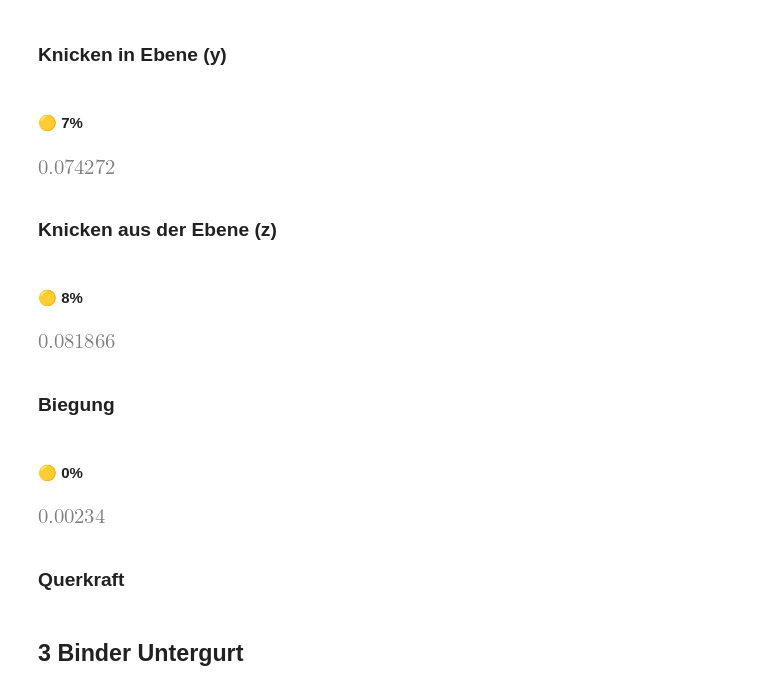
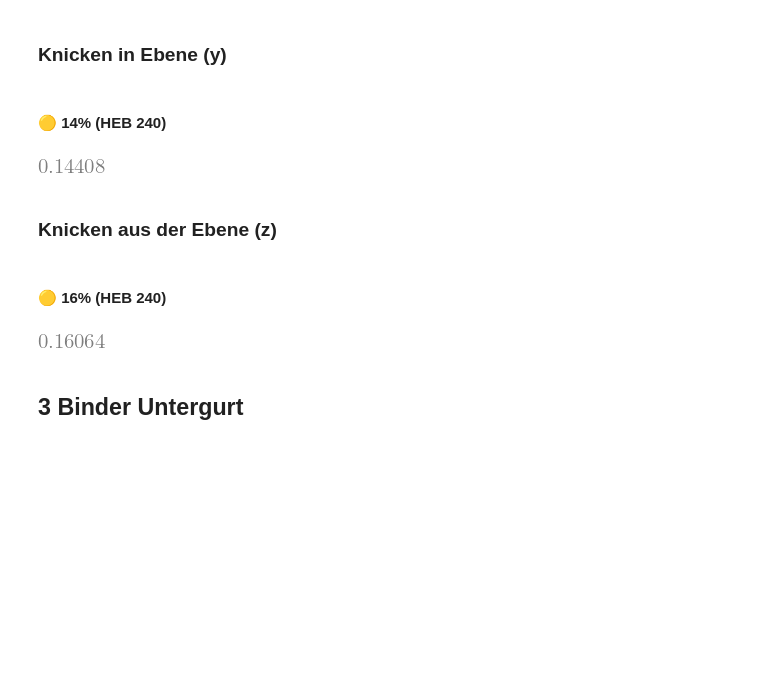
Before and after one commit to sushimako/uni-stahlbau-ue, a Jupyter notebook: Berechnungen/nachweise.ipynb, the cells around one changed output. Saved outputs shown, nothing was run; the diff lists cells and outputs as text; code cells hidden in the pictures; blank space fills up the shorter version.

```diff
--- a/Berechnungen/nachweise.ipynb
+++ b/Berechnungen/nachweise.ipynb
@@ -149,7 +9,7 @@ Stab(guete='S235', E=21000, fy=23.5, fu=36, querschnitt='HEB 160', A=54.25, Avy=
 def md(s):
     display(Markdown(s))
 
-def ausnutzung(p):
+def ausnutzung(p, stab=None):
     color = '#000'
     emoji = ''
     if p > 1:
@@ -162,7 +22,8 @@ def ausnutzung(p):
         color = '#00f'
         emoji = '🟡'
     #md(f'#### <span style="color:{color};">{int(p*100)}%</span>')
-    md(f'#### {emoji} {int(N(p, 2)*100)}%')
+    qs = stab.querschnitt if stab else ''
+    md(f'#### {emoji} {int(N(p, 2)*100)}% ({qs})')
     return p
 
 
@@ -272,11 +487,11 @@ def biege_knicken(um_achse, stab, last: Einwirkungen):
     #           0,4)
     C_my = 0.9 # XXX auf sicheren seite(?)
     res = (last.N/(χ * N_Rd)) + (α * k_y * (C_my * last.My)/My_Rd)
-    return ausnutzung(N(res, 5))
+    return ausnutzung(N(res, 5), stab)
 
 biege_knicken_y = partial(biege_knicken, 'y')
 biege_knicken_z = partial(biege_knicken, 'z')
 note('Passt W_Y berechnung?')
-note('Passt C_my = 0.9 annahme?')
+note('Passt C_my = 0.9 annahme? -> 0.9 gilt nur bei beweglichen systemem (hier nicht). C_my richtig ausrechnen...')
 # %% [output]
 <div style="width=100%; display: flex; justify-content: end"><span style="background-color:lightgreen; padding: 0.2rem 0.4rem; margin-right: 3rem; text-align: right; font-weight: bold;">Passt W_Y berechnung?</span></div>
@@ -355,10 +575,16 @@ pfette = Stab(S235, HEA200, l=6750, Lcry=6750, Lcrz=6750)
 # %%
 obergurt = Stab(S235, HEB240, l=250.3, Lcry=250.3, Lcrz=250.3)
 
-OG_N_Edmax = 1292 # Schnee leitend + Wind(0)
-OG_N_Edmin = 176  # Wind (180)
-OG_My_max = 6.87  # Wind (180)
-OG_My_min = 51.56 # Schnee leitend + wind(0)
+last_OG_zug = Einwirkungen(
+    N  = 1718.15, # Schnee leitend + Wind(0)
+    My = 71.32,   # Schnee leitend + Wind(0)
+    V  = 25.51,   # Schnee leitend + Wind(0)
+)
+last_OG_druck = Einwirkungen(
+    N  = 350.15,  # Wind(180)
+    My = 12.79,   # Wind(180)
+    V  = 5.70,    # Wind(180)
+)
 # %% [markdown]
 ### Querschnitt (Zug)
 # %%
@@ -376,25 +620,16 @@ druck(obergurt, OG_N_Edmin)
 # %% [markdown]
 ### Knicken in Ebene (y)
 # %%
-biege_knicken_y(obergurt, Einwirkungen(N=OG_N_Edmin, My=OG_My_min))
+biege_knicken_y(obergurt, last_OG_druck)
 # %% [output]
-#### 🟡 7%
+#### 🟡 14% (HEB 240)
-[figure, old version]
+[figure, new version]
 # %% [markdown]
 ### Knicken aus der Ebene (z)
 # %%
-biege_knicken_z(obergurt, Einwirkungen(N=OG_N_Edmin, My=OG_My_min))
+biege_knicken_z(obergurt, last_OG_druck)
 # %% [output]
-#### 🟡 8%
+#### 🟡 16% (HEB 240)
-[figure, old version]
+[figure, new version]
-# %% [markdown]
-### Biegung
-# %%
-biegung_y(obergurt, M_Ed=OG_My_min)
-# %% [output]
-#### 🟡 0%
-[figure, removed]
-# %% [markdown]
-### Querkraft
 # %% [markdown]
 ## 3 Binder Untergurt
```
Also changed, not shown: parts of 55 cells of this notebook.
